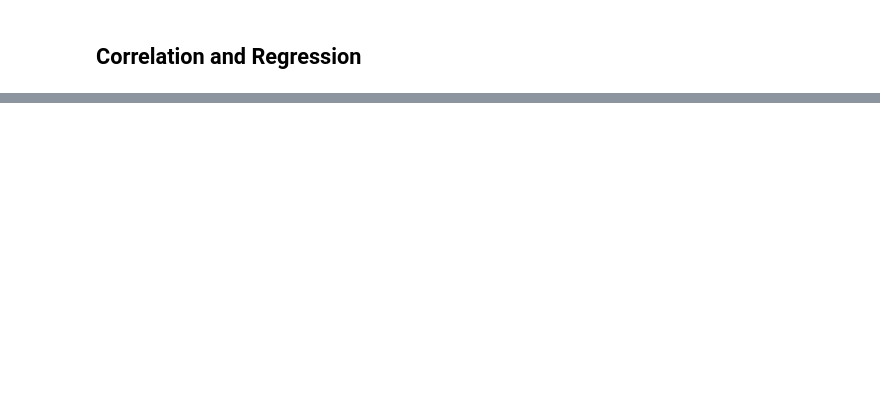
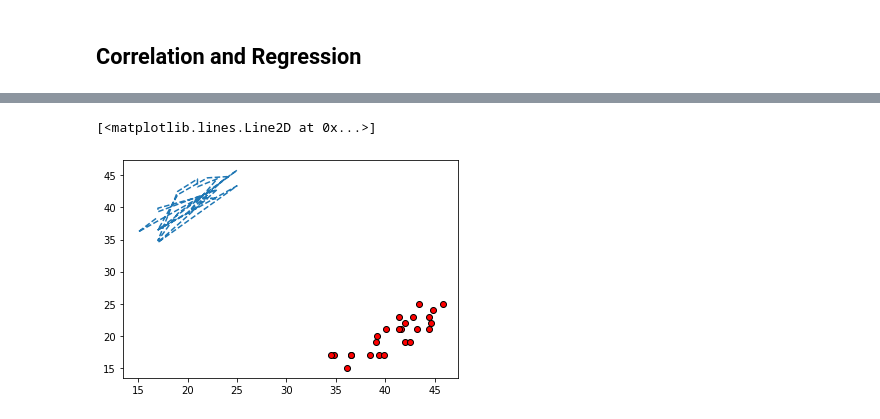
Before and after one commit to schoo424/Matplotlib_Challenge, a Jupyter notebook: pymaceuticals_starter.ipynb, the cells around one changed output, grey strips where cells are left out. Drawn from its saved outputs; the diff is of its cells as text; code cells hidden in the pictures; blank space fills up the shorter version.

```diff
--- a/pymaceuticals_starter.ipynb
+++ b/pymaceuticals_starter.ipynb
@@ -356,0 +394,8 @@ plt.scatter(avg_tumor_volume_cap, mouse_weight_cap, marker="o", facecolors="red"
+# %%
+plt.scatter(avg_tumor_volume_capo, mouse_weight_capo, marker="o", facecolors="red", edgecolors="black")
+plt.plot(mouse_weight_capo,avg_tumor_volume_capo,"--")
+
+#this doesn't look very good, doh!
+# %% [output]
+[<matplotlib.lines.Line2D at 0x...>]
+[figure, added]
```
Also changed, not shown: parts of 7 cells of this notebook.
